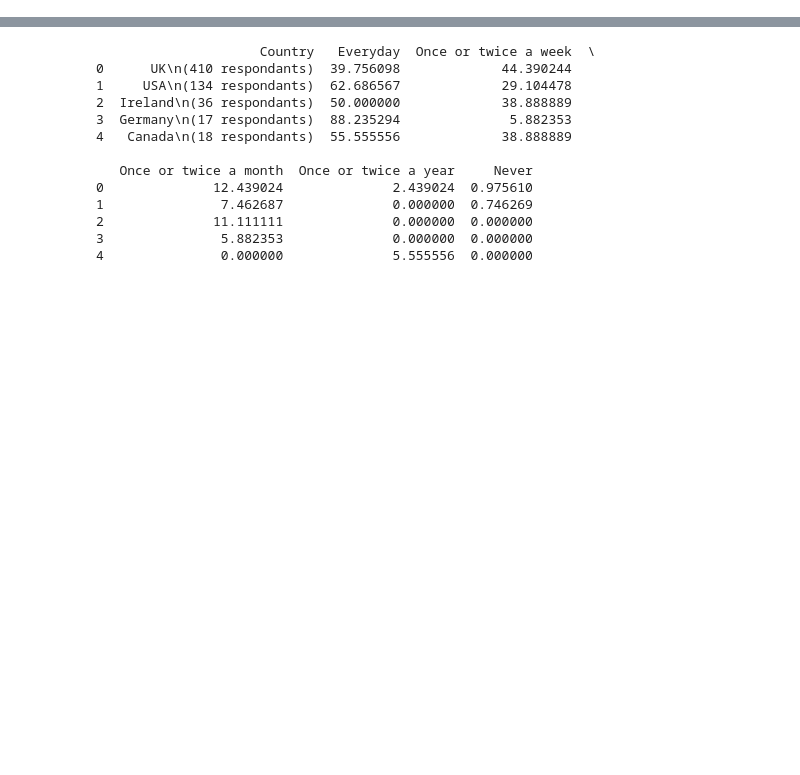
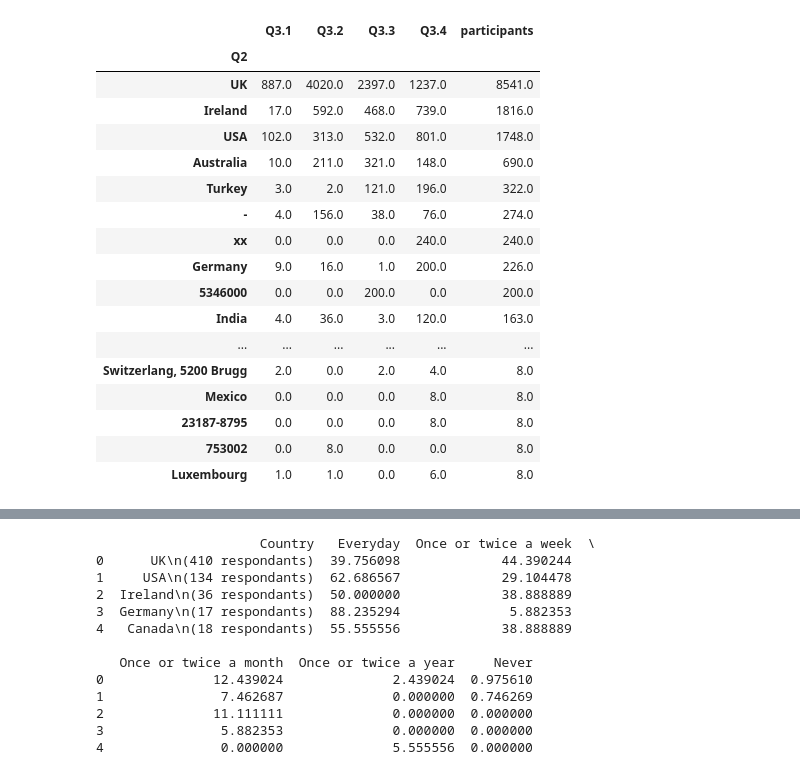
Before and after one commit to markbasham/DiamondTheGamePrintAndPlayGraphs, a Jupyter notebook: TalkingAboutScienceByCountry.ipynb, the cells around one changed output, grey strips where cells are left out. Saved outputs shown, nothing was run; the diff lists cells and outputs as text; code cells hidden in the pictures; blank space fills up the shorter version.

```diff
--- a/TalkingAboutScienceByCountry.ipynb
+++ b/TalkingAboutScienceByCountry.ipynb
@@ -0,0 +66,21 @@
+# %%
+qrdf.groupby(by='Q2').sum().sort_values(by=['participants'], ascending=False)[0:60]
+# %% [output]
+|  | Q3.1 | Q3.2 | Q3.3 | Q3.4 | participants |
+| Q2 |  |  |  |  |  |
+| UK | 887.0 | 4020.0 | 2397.0 | 1237.0 | 8541.0 |
+| Ireland | 17.0 | 592.0 | 468.0 | 739.0 | 1816.0 |
+| USA | 102.0 | 313.0 | 532.0 | 801.0 | 1748.0 |
+| Australia | 10.0 | 211.0 | 321.0 | 148.0 | 690.0 |
+| Turkey | 3.0 | 2.0 | 121.0 | 196.0 | 322.0 |
+| - | 4.0 | 156.0 | 38.0 | 76.0 | 274.0 |
+| xx | 0.0 | 0.0 | 0.0 | 240.0 | 240.0 |
+| Germany | 9.0 | 16.0 | 1.0 | 200.0 | 226.0 |
+| 5346000 | 0.0 | 0.0 | 200.0 | 0.0 | 200.0 |
+| India | 4.0 | 36.0 | 3.0 | 120.0 | 163.0 |
+| ... | ... | ... | ... | ... | ... |
+| Switzerlang, 5200 Brugg | 2.0 | 0.0 | 2.0 | 4.0 | 8.0 |
+| Mexico | 0.0 | 0.0 | 0.0 | 8.0 | 8.0 |
+| 23187-8795 | 0.0 | 0.0 | 0.0 | 8.0 | 8.0 |
+| 753002 | 0.0 | 8.0 | 0.0 | 0.0 | 8.0 |
+| Luxembourg | 1.0 | 1.0 | 0.0 | 6.0 | 8.0 |
```
Also changed, not shown: parts of 4 cells of this notebook.
